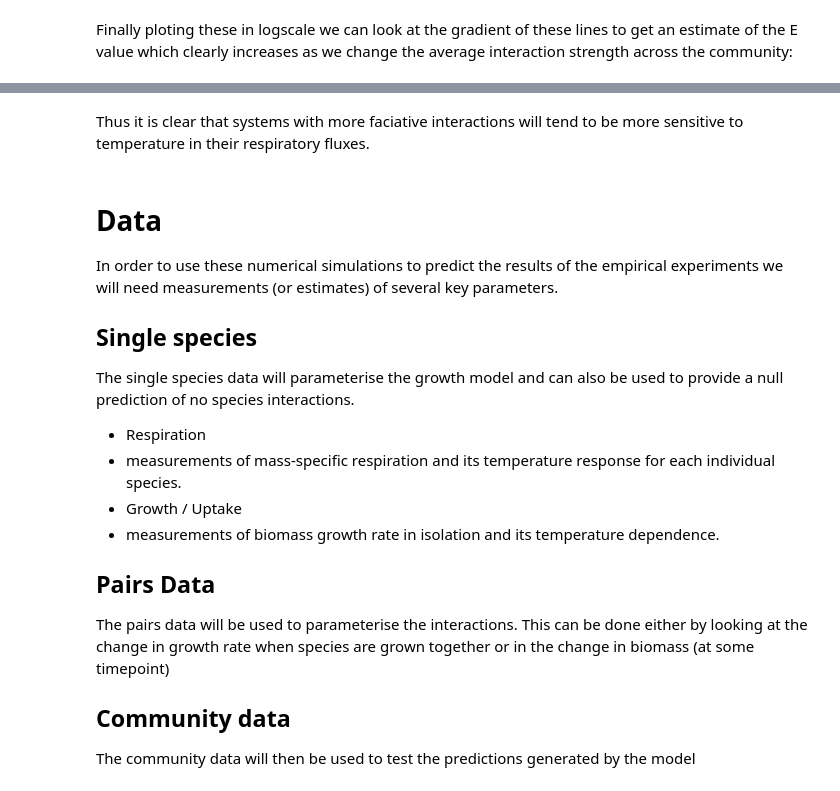
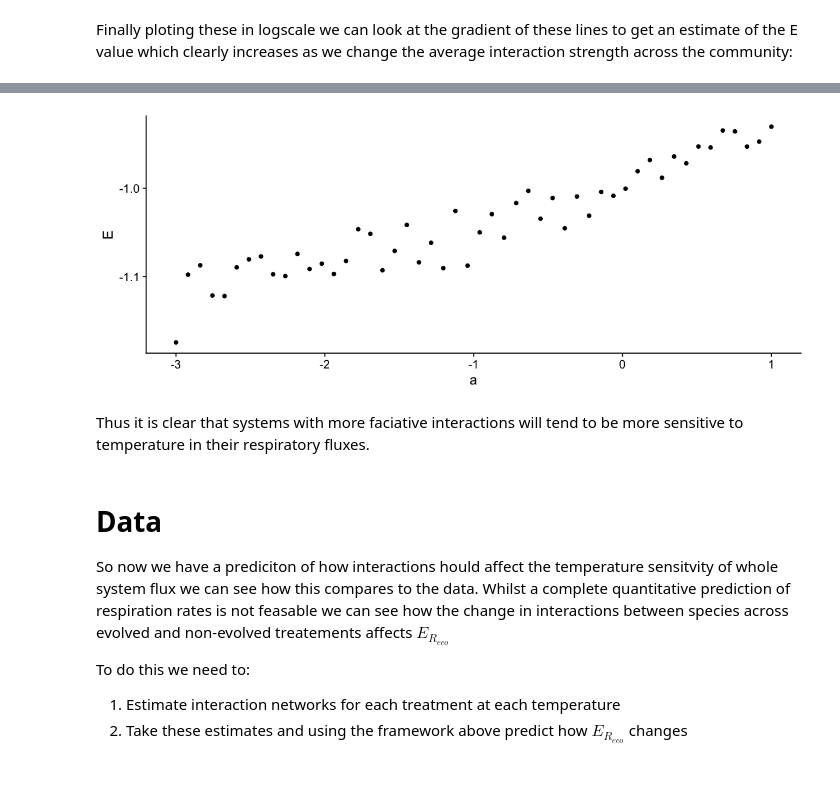
Before and after one commit to CleggTom/Bacterial_Interactions, a Jupyter notebook: notebooks/Model_notes.ipynb, the cells around one changed output, grey strips where cells are left out. Cells and saved outputs as stored; diff of their text form; code cells hidden in the pictures.

```diff
--- a/notebooks/Model_notes.ipynb
+++ b/notebooks/Model_notes.ipynb
@@ -124,19 +174,27 @@ Finally ploting these in logscale we can look at the gradient of these lines to
+# %%
+fits <- bind_rows(df_list) %>%
+    filter(Rep == 2) %>%
+    mutate(Temp = -Temp) %>%
+    nest(-Rep,-a, - Time) %>%
+    mutate(fit = map(data, ~lm( log(R) ~ (Temp), data = .x))) %>%
+    select(-data)
+
+fits$E <- unname(unlist(lapply(fits$fit,function(x){coef(x)[2]})))
+
+fits %>%
+    filter(Time > 1.0, Time < 1.1) %>%
+    ggplot(aes(x=a,y=E))+
+        geom_point()+
+        theme_cowplot()
+# %% [output]
+[figure, added]
 # %% [markdown]
 Thus it is clear that systems with more faciative interactions will tend to be more sensitive to temperature in their respiratory fluxes.
-# %% [markdown]
-# Data
-In order to use these numerical simulations to predict the results of the empirical experiments we will need measurements (or estimates) of several key parameters.
-
-## Single species
-The single species data will parameterise the growth model and can also be used to provide a null prediction of no species interactions.
-
-- Respiration
- - measurements of mass-specific respiration and its temperature response for each individual species.
-- Growth / Uptake
- - measurements of biomass growth rate in isolation and its temperature dependence.
-
-## Pairs Data
-The pairs data will be used to parameterise the interactions. This can be done either by looking at the change in growth rate when species are grown together or in the change in biomass (at some timepoint)
-
-## Community data
-The community data will then be used to test the predictions generated by the model
+# %% [markdown]
+# Data
+
+So now we have a prediciton of how interactions hould affect the temperature sensitvity of whole system flux we can see how this compares to the data. Whilst a complete quantitative prediction of respiration rates is not feasable we can see how the change in interactions between species across evolved and non-evolved treatements affects $E_{R_{eco}}$
+
+To do this we need to:
+1. Estimate interaction networks for each treatment at each temperature
+2. Take these estimates and using the framework above predict how $E_{R_{eco}}$ changes
```
Also changed, not shown: parts of 45 cells of this notebook.
